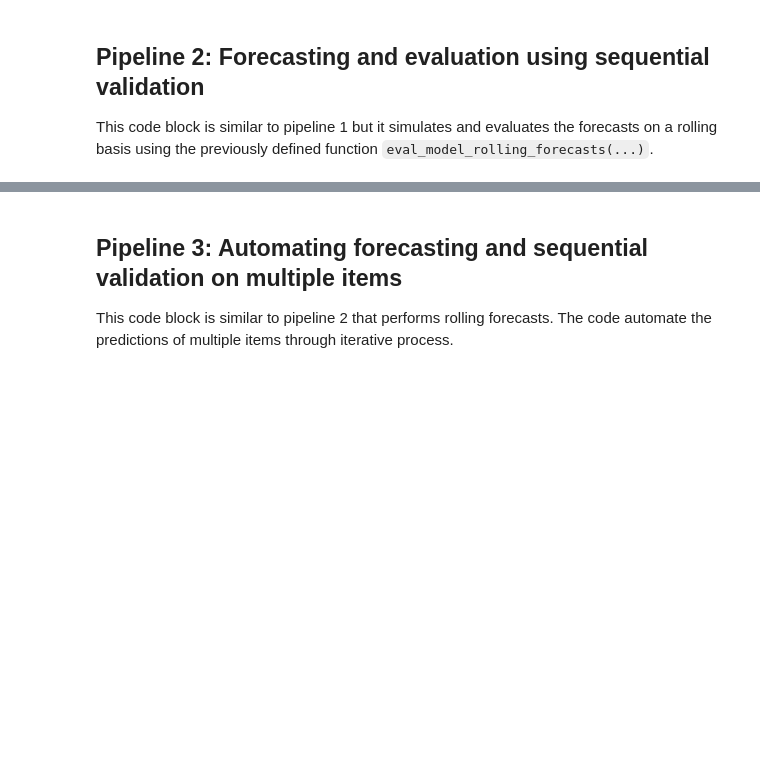
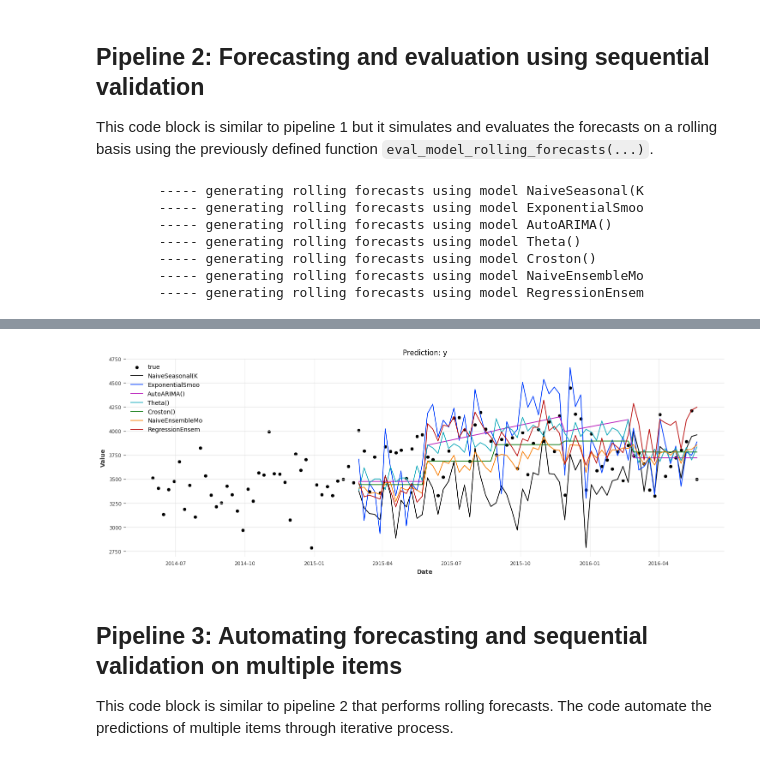
Before and after one commit to acedesci/scanalytics, a Jupyter notebook: EN/S06_Time-Series_Analytics/Demo_Time_Series_Analytics.ipynb, the cells around one changed output, grey strips where cells are left out. Saved outputs shown, nothing was run; the diff lists cells and outputs as text; code cells hidden in the pictures; blank space fills up the shorter version.

```diff
--- a/EN/S06_Time-Series_Analytics/Demo_Time_Series_Analytics.ipynb
+++ b/EN/S06_Time-Series_Analytics/Demo_Time_Series_Analytics.ipynb
@@ -330,19 +307,27 @@ def eval_model_rolling_forecasts(model, series, start, fh, stride, series_name =
   # Fold 2 -stride-|[----fh----]
   # Fold 3 -stride-|-stride-|[----fh----]
   for starting_point in range(start, len(timeseries), stride):
-    train, val = timeseries.split_before(starting_point)
-    forecast_horizon = min(fh, len(val))
+    # Split the train and each fold of test at the starting_point of that fold
+    train, test = timeseries.split_before(starting_point)
+    # Check if the forecast horizon 'fh' is shorter than the length of time series
+    forecast_horizon = min(fh, len(test))
+    # We then fit the model and predict for the next 'forecast_horizon' periods
     forecasts = model.fit(train).predict(forecast_horizon)
+    # Now the results are added to the list of the rolling forecasts
     list_hist_rolling_forecasts.append(forecasts.pd_series())
 
+  # Here we combine the forecasts of all folds using only the most updated forecasts
+  # We first start from the last folds
   last_fold = len(list_hist_rolling_forecasts)-1
   hist_rolling_forecasts = list_hist_rolling_forecasts[last_fold]
 
+  # Then added the forecasts backward (so that the forecasts are from the most recent folds)
   for fold in range(last_fold):
     hist_rolling_forecasts = pd.concat([hist_rolling_forecasts, list_hist_rolling_forecasts[fold][:stride]])
 
   hist_rolling_forecasts.name = m_name
   print("\t----- generating rolling forecasts using model " +str(hist_rolling_forecasts.name))
 
+  # return the forecasts from this rolling forecast
   return hist_rolling_forecasts
 # %%
@@ -361,16 +348,22 @@ def plot_forecasts(df_forecasts, n_points, series_name = 'y', plot_name = 'Predi
 
 This code block is similar to pipeline 1 but it simulates and evaluates the forecasts on a rolling basis using the previously defined function `eval_model_rolling_forecasts(...)`.
 # %%
-# rolling forecasts evaluation (multifold sequential validation)
+# Rolling forecasts evaluation (multifold sequential validation)
 
-val_size = test_n_points
+# Now we increase the test length to 1 year + 1 quarter and use sequential validation
+# Note that some methods that capture seasonality requires 2 periods (years) of data
+# Thus, the training set cannot be shorter than 2 seasonality cycles
+test_n_points = 65
+
 y_timeseries = TimeSeries.from_series(y)
-start = len(y)-val_size
+start = len(y)-test_n_points
 fh = 13
 stride=13
 
+#  List of models for ensemble methods
 ensemble_models = [NaiveSeasonal(K=52), Theta(season_mode = SeasonalityMode.ADDITIVE), Croston()]
 
+# List of models
 list_models = [NaiveSeasonal(K=52),
                ExponentialSmoothing(),
                AutoARIMA(), \
@@ -396,10 +389,16 @@ for model in list_models:
   df_forecasts[forecast_series.name] = forecast_series
 
 pd_errors = pd.concat(list_errors)
-
-# We also use our previously defined function 'add_ranks' to
 pd_errors = add_ranks(pd_errors)
 
 plot_forecasts(df_forecasts, plot_n_points)
 
 pd_errors
+# %% [output]
+        ----- generating rolling forecasts using model NaiveSeasonal(K
+        ----- generating rolling forecasts using model ExponentialSmoo
+        ----- generating rolling forecasts using model AutoARIMA()
+        ----- generating rolling forecasts using model Theta()
+        ----- generating rolling forecasts using model Croston()
+        ----- generating rolling forecasts using model NaiveEnsembleMo
+        ----- generating rolling forecasts using model RegressionEnsem
@@ -406,3 +413,4 @@ pd_errors
+[figure, added]
 # %% [markdown]
 ## Pipeline 3: Automating forecasting and sequential validation on multiple items
 
```
Also changed, not shown: parts of 9 cells of this notebook.
